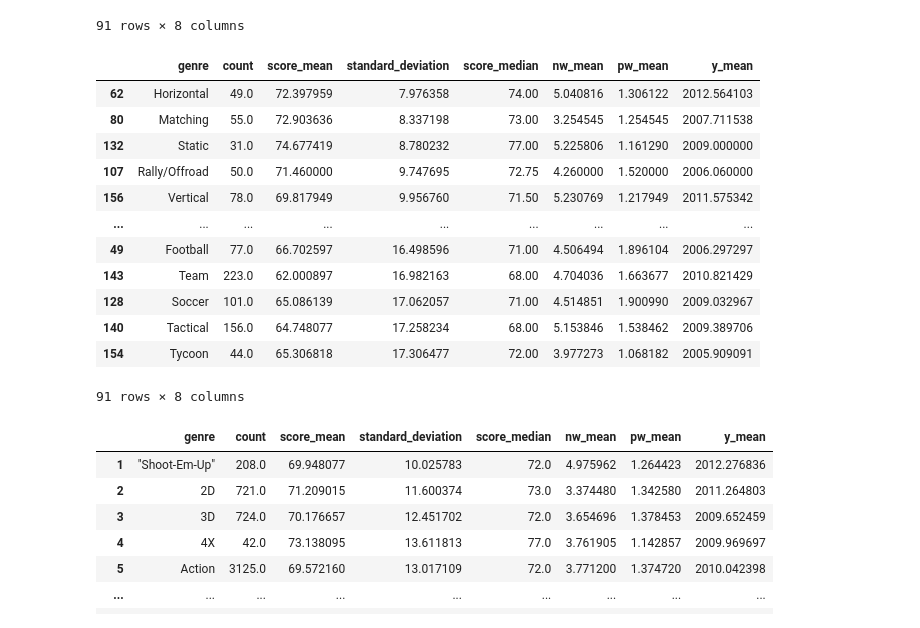
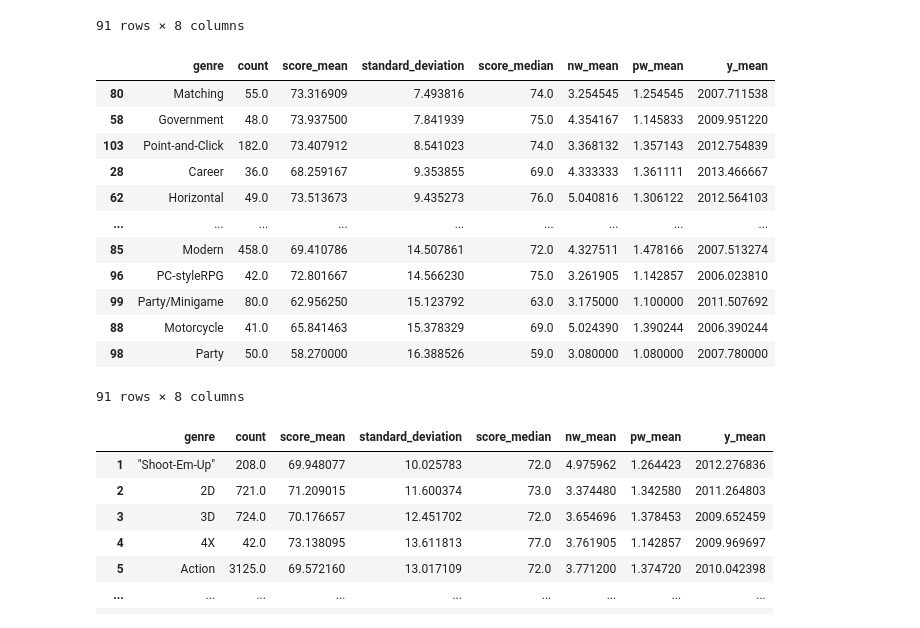
Before and after one commit to Marek-TL/BachelorThesis, a Jupyter notebook: bachelor_notebook_final.ipynb, the cells around one changed output. Drawn from its saved outputs; the diff is of its cells as text; code cells hidden in the pictures.

```diff
--- a/bachelor_notebook_final.ipynb
+++ b/bachelor_notebook_final.ipynb
@@ -1244,20 +1314,20 @@ genre_meta_df
 | 167 | Wrestling | 43.0 | 69.909070 | 12.736631 | 73.000 | 4.209302 | 1.581395 | 2007.195122 |
 91 rows × 8 columns
 # %%
-genre_user_df.sort_values("standard_deviation")
+genre_meta_df.sort_values("standard_deviation")
 # %% [output]
 |  | genre | count | score_mean | standard_deviation | score_median | nw_mean | pw_mean | y_mean |
-| 62 | Horizontal | 49.0 | 72.397959 | 7.976358 | 74.00 | 5.040816 | 1.306122 | 2012.564103 |
-| 80 | Matching | 55.0 | 72.903636 | 8.337198 | 73.00 | 3.254545 | 1.254545 | 2007.711538 |
-| 132 | Static | 31.0 | 74.677419 | 8.780232 | 77.00 | 5.225806 | 1.161290 | 2009.000000 |
-| 107 | Rally/Offroad | 50.0 | 71.460000 | 9.747695 | 72.75 | 4.260000 | 1.520000 | 2006.060000 |
-| 156 | Vertical | 78.0 | 69.817949 | 9.956760 | 71.50 | 5.230769 | 1.217949 | 2011.575342 |
+| 80 | Matching | 55.0 | 73.316909 | 7.493816 | 74.0 | 3.254545 | 1.254545 | 2007.711538 |
+| 58 | Government | 48.0 | 73.937500 | 7.841939 | 75.0 | 4.354167 | 1.145833 | 2009.951220 |
+| 103 | Point-and-Click | 182.0 | 73.407912 | 8.541023 | 74.0 | 3.368132 | 1.357143 | 2012.754839 |
+| 28 | Career | 36.0 | 68.259167 | 9.353855 | 69.0 | 4.333333 | 1.361111 | 2013.466667 |
+| 62 | Horizontal | 49.0 | 73.513673 | 9.435273 | 76.0 | 5.040816 | 1.306122 | 2012.564103 |
 | ... | ... | ... | ... | ... | ... | ... | ... | ... |
-| 49 | Football | 77.0 | 66.702597 | 16.498596 | 71.00 | 4.506494 | 1.896104 | 2006.297297 |
-| 143 | Team | 223.0 | 62.000897 | 16.982163 | 68.00 | 4.704036 | 1.663677 | 2010.821429 |
-| 128 | Soccer | 101.0 | 65.086139 | 17.062057 | 71.00 | 4.514851 | 1.900990 | 2009.032967 |
-| 140 | Tactical | 156.0 | 64.748077 | 17.258234 | 68.00 | 5.153846 | 1.538462 | 2009.389706 |
-| 154 | Tycoon | 44.0 | 65.306818 | 17.306477 | 72.00 | 3.977273 | 1.068182 | 2005.909091 |
+| 85 | Modern | 458.0 | 69.410786 | 14.507861 | 72.0 | 4.327511 | 1.478166 | 2007.513274 |
+| 96 | PC-styleRPG | 42.0 | 72.801667 | 14.566230 | 75.0 | 3.261905 | 1.142857 | 2006.023810 |
+| 99 | Party/Minigame | 80.0 | 62.956250 | 15.123792 | 63.0 | 3.175000 | 1.100000 | 2011.507692 |
+| 88 | Motorcycle | 41.0 | 65.841463 | 15.378329 | 69.0 | 5.024390 | 1.390244 | 2006.390244 |
+| 98 | Party | 50.0 | 58.270000 | 16.388526 | 59.0 | 3.080000 | 1.080000 | 2007.780000 |
 91 rows × 8 columns
 # %%
 #Überträgt das Arithmetische Mittel und den Median des UserScores je Genre (über 30 Fälle) in einen gesonderten DataFrame
```
Also changed, not shown: parts of 30 cells of this notebook, 9 other files.
